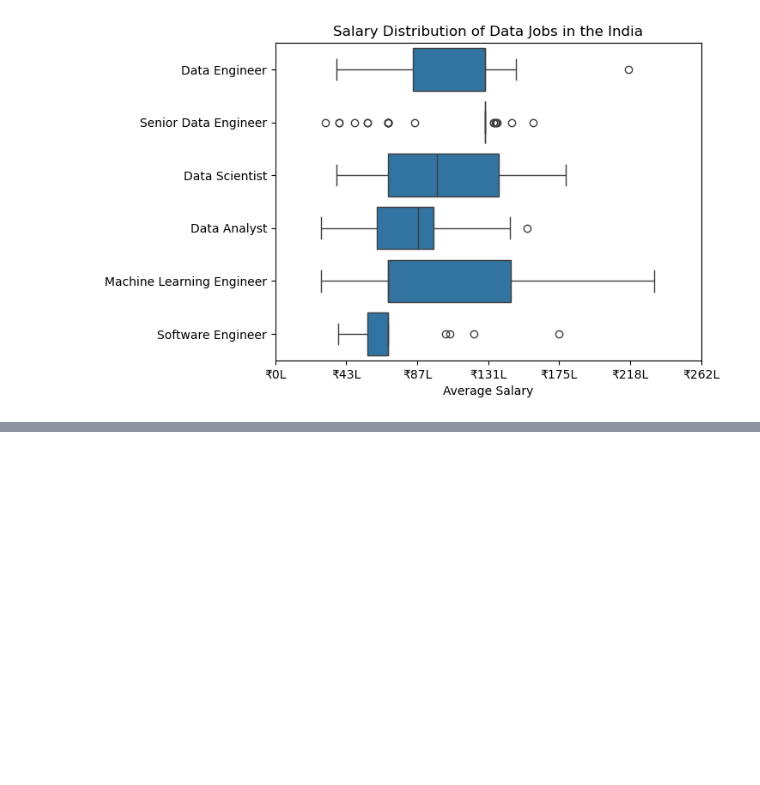
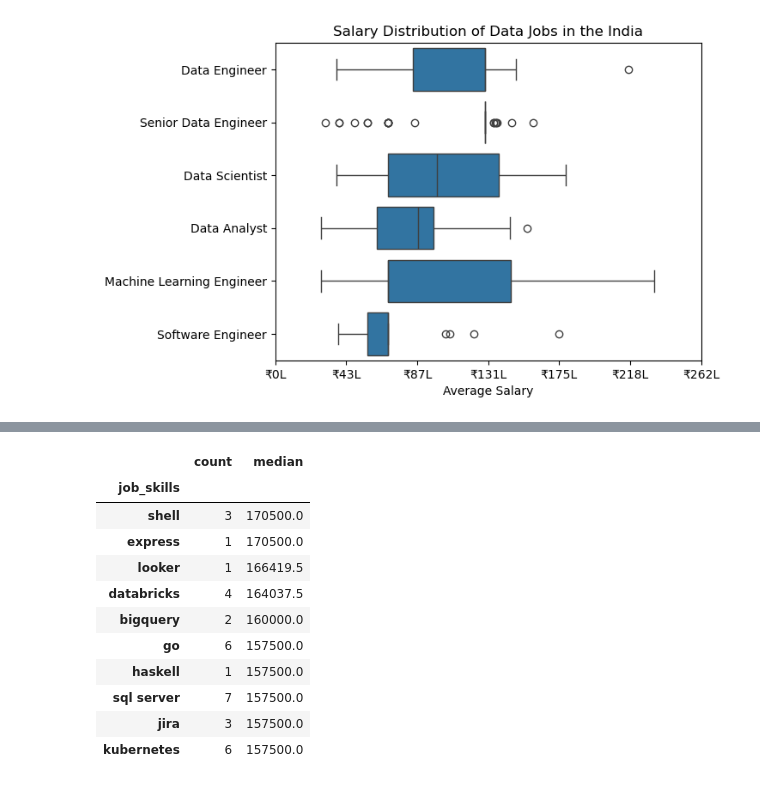
Before and after one commit to Abhiram-who/Python, a Jupyter notebook: project_python/4_Salary_Analysis.ipynb, the cells around one changed output, grey strips where cells are left out. Cells and saved outputs as stored; diff of their text form; code cells hidden in the pictures; blank space fills up the shorter version.

```diff
--- a/project_python/4_Salary_Analysis.ipynb
+++ b/project_python/4_Salary_Analysis.ipynb
@@ -72,0 +105,16 @@ plt.show()
+# %%
+df_ind_top_pay=df_ind2.groupby('job_skills')['salary_year_avg'].agg(['count','median']).sort_values(by='median',ascending=False).head(10)
+df_ind_top_pay
+# %% [output]
+|  | count | median |
+| job_skills |  |  |
+| shell | 3 | 170500.0 |
+| express | 1 | 170500.0 |
+| looker | 1 | 166419.5 |
+| databricks | 4 | 164037.5 |
+| bigquery | 2 | 160000.0 |
+| go | 6 | 157500.0 |
+| haskell | 1 | 157500.0 |
+| sql server | 7 | 157500.0 |
+| jira | 3 | 157500.0 |
+| kubernetes | 6 | 157500.0 |
```
Also changed, not shown: parts of 5 cells of this notebook, 2 other files.
